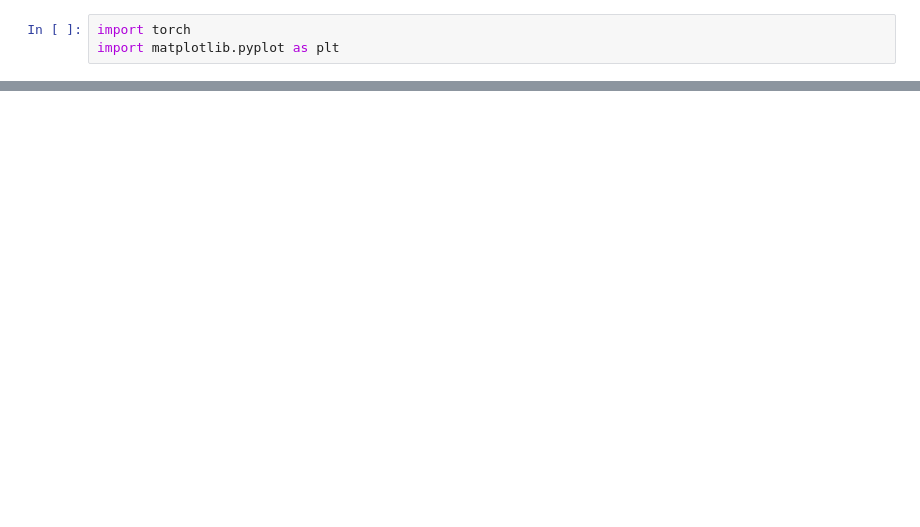
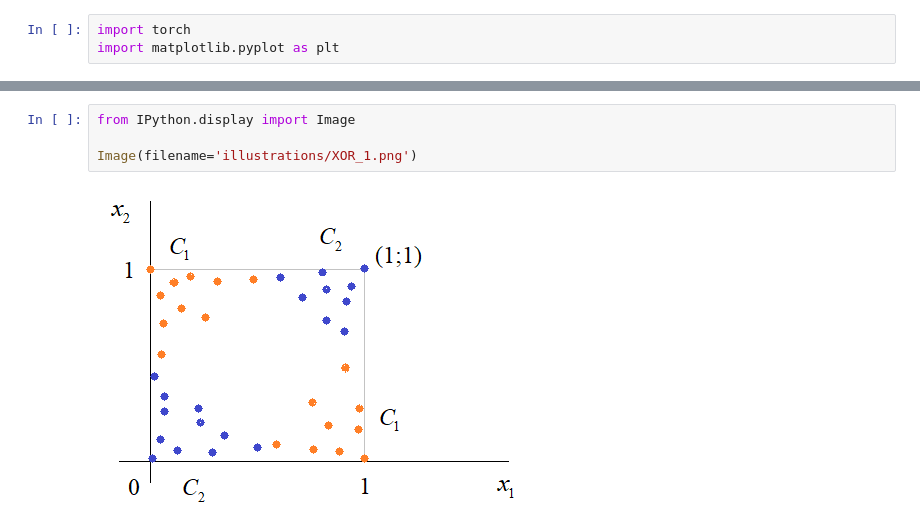
Before and after one commit to Boilingstars/LabsAIPytorch, a Jupyter notebook: 4. Простейшие нейросети на тензорах.ipynb, the cells around one changed output, grey strips where cells are left out. Drawn from its saved outputs; the diff is of its cells as text; blank space fills up the shorter version.

```diff
--- a/4. Простейшие нейросети на тензорах.ipynb
+++ b/4. Простейшие нейросети на тензорах.ipynb
@@ -42,0 +168,6 @@ plt.show()
+# %%
+from IPython.display import Image
+
+Image(filename='illustrations/XOR_1.png')
+# %% [output]
+[figure, added]
```
Also changed, not shown: parts of 36 cells of this notebook, 18 other files.
